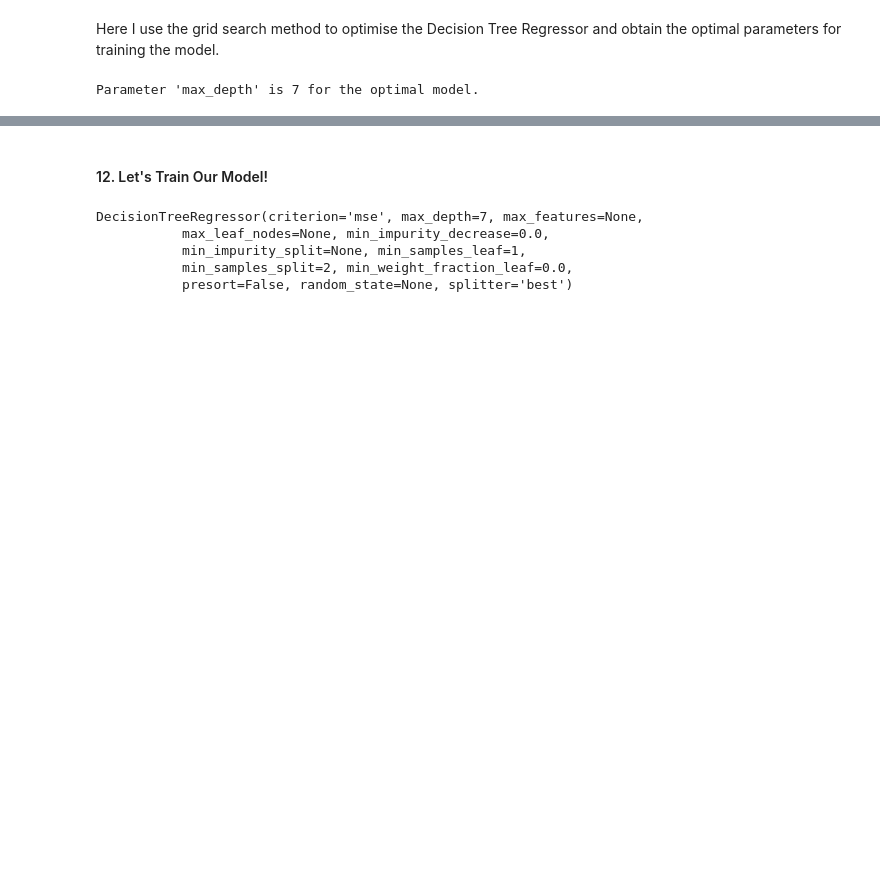
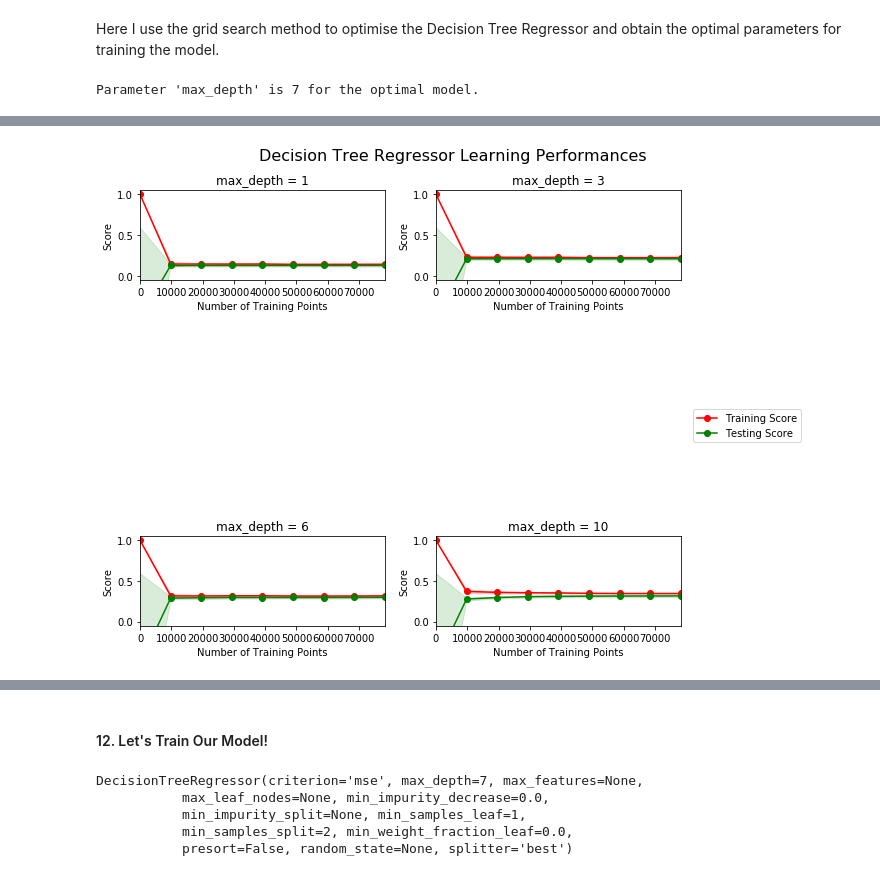
Before and after one commit to RachaelMahon/sentencing_capstone, a Jupyter notebook: UK Criminal Sentencing Regression.ipynb, the cells around one changed output, grey strips where cells are left out. Drawn from its saved outputs; the diff is of its cells as text; code cells hidden in the pictures; blank space fills up the shorter version.

```diff
--- a/UK Criminal Sentencing Regression.ipynb
+++ b/UK Criminal Sentencing Regression.ipynb
@@ -599,0 +551,6 @@ plt.show()
+# %%
+import visuals as vs
+
+vs.ModelLearning(features, sentences)
+# %% [output]
+[figure, added]
```
Also changed, not shown: parts of 4 cells of this notebook, 2 other files.
